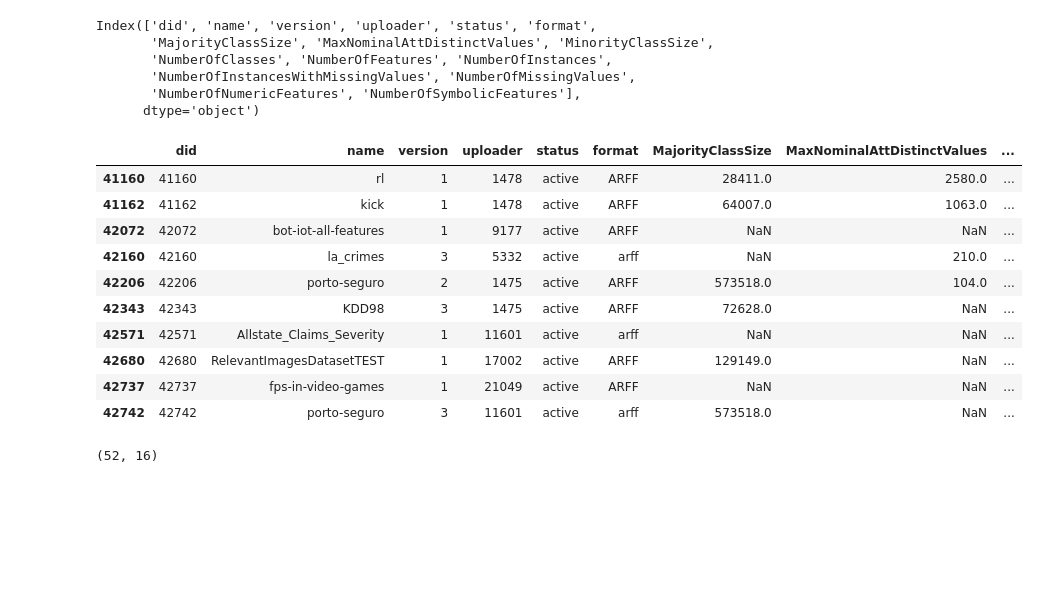
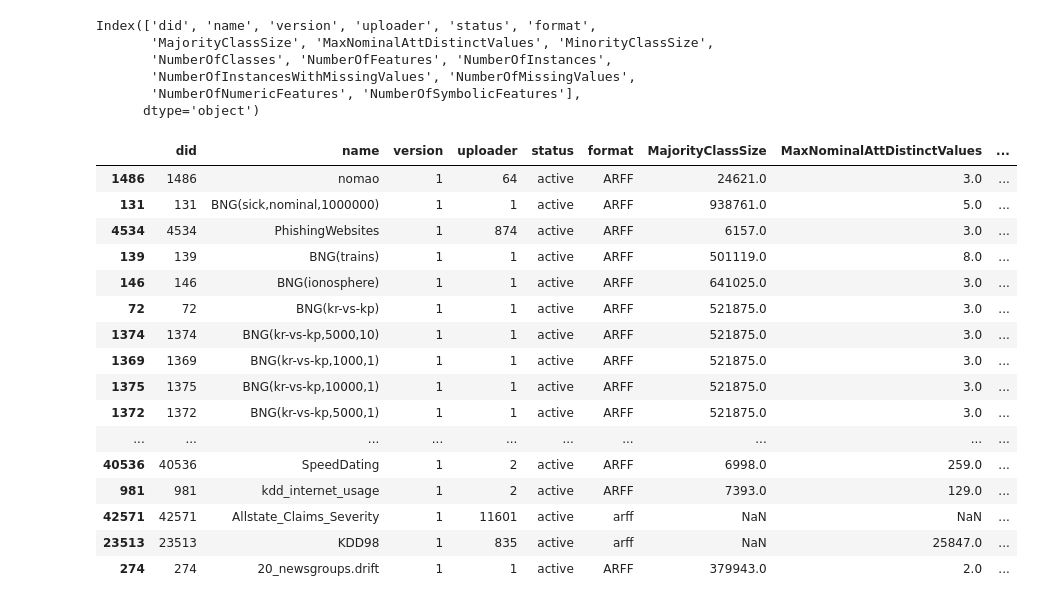
Before and after one commit to thomasjpfan/sk_encoder_cv, a Jupyter notebook: analysis.ipynb, the cells around one changed output. Cells and saved outputs as stored; diff of their text form; code cells hidden in the pictures; blank space fills up the shorter version.

Commit message:
ENH Adds a bunch of datasets

```diff
--- a/analysis.ipynb
+++ b/analysis.ipynb
@@ -239,24 +255,27 @@ Index(['did', 'name', 'version', 'uploader', 'status', 'format',
 # %%
 with_cats_mask = datasets_df['NumberOfSymbolicFeatures'] >= 4.0
 binary_or_regression = (datasets_df["NumberOfClasses"] == 0.0) | (datasets_df["NumberOfClasses"] == 2.0)
-mid_level_features = (datasets_df["NumberOfFeatures"] <= 2000) & (datasets_df["NumberOfFeatures"] > 20)
-mid_samples = datasets_df["NumberOfInstances"] >= 10000
+mid_level_features = (datasets_df["NumberOfFeatures"] <= 2000) & (datasets_df["NumberOfFeatures"] > 8)
+mid_samples = datasets_df["NumberOfInstances"] >= 5000
 dataset_with_cats = datasets_df[with_cats_mask & binary_or_regression & mid_level_features & mid_samples]
+dataset_with_cats = dataset_with_cats.drop_duplicates("name")
 # %%
-dataset_with_cats.tail(10)
+dataset_with_cats.sort_values("NumberOfSymbolicFeatures").tail(30)
 # %% [output]
 |  | did | name | version | uploader | status | format | MajorityClassSize | MaxNominalAttDistinctValues | ... |
-| 41160 | 41160 | rl | 1 | 1478 | active | ARFF | 28411.0 | 2580.0 | ... |
-| 41162 | 41162 | kick | 1 | 1478 | active | ARFF | 64007.0 | 1063.0 | ... |
-| 42072 | 42072 | bot-iot-all-features | 1 | 9177 | active | ARFF | NaN | NaN | ... |
-| 42160 | 42160 | la_crimes | 3 | 5332 | active | arff | NaN | 210.0 | ... |
-| 42206 | 42206 | porto-seguro | 2 | 1475 | active | ARFF | 573518.0 | 104.0 | ... |
-| 42343 | 42343 | KDD98 | 3 | 1475 | active | ARFF | 72628.0 | NaN | ... |
+| 1486 | 1486 | nomao | 1 | 64 | active | ARFF | 24621.0 | 3.0 | ... |
+| 131 | 131 | BNG(sick,nominal,1000000) | 1 | 1 | active | ARFF | 938761.0 | 5.0 | ... |
+| 4534 | 4534 | PhishingWebsites | 1 | 874 | active | ARFF | 6157.0 | 3.0 | ... |
+| 139 | 139 | BNG(trains) | 1 | 1 | active | ARFF | 501119.0 | 8.0 | ... |
+| 146 | 146 | BNG(ionosphere) | 1 | 1 | active | ARFF | 641025.0 | 3.0 | ... |
+| 72 | 72 | BNG(kr-vs-kp) | 1 | 1 | active | ARFF | 521875.0 | 3.0 | ... |
+| 1374 | 1374 | BNG(kr-vs-kp,5000,10) | 1 | 1 | active | ARFF | 521875.0 | 3.0 | ... |
+| 1369 | 1369 | BNG(kr-vs-kp,1000,1) | 1 | 1 | active | ARFF | 521875.0 | 3.0 | ... |
+| 1375 | 1375 | BNG(kr-vs-kp,10000,1) | 1 | 1 | active | ARFF | 521875.0 | 3.0 | ... |
+| 1372 | 1372 | BNG(kr-vs-kp,5000,1) | 1 | 1 | active | ARFF | 521875.0 | 3.0 | ... |
+| ... | ... | ... | ... | ... | ... | ... | ... | ... | ... |
+| 40536 | 40536 | SpeedDating | 1 | 2 | active | ARFF | 6998.0 | 259.0 | ... |
+| 981 | 981 | kdd_internet_usage | 1 | 2 | active | ARFF | 7393.0 | 129.0 | ... |
 | 42571 | 42571 | Allstate_Claims_Severity | 1 | 11601 | active | arff | NaN | NaN | ... |
-| 42680 | 42680 | RelevantImagesDatasetTEST | 1 | 17002 | active | ARFF | 129149.0 | NaN | ... |
-| 42737 | 42737 | fps-in-video-games | 1 | 21049 | active | ARFF | NaN | NaN | ... |
-| 42742 | 42742 | porto-seguro | 3 | 11601 | active | arff | 573518.0 | NaN | ... |
+| 23513 | 23513 | KDD98 | 1 | 835 | active | arff | NaN | 25847.0 | ... |
+| 274 | 274 | 20_newsgroups.drift | 1 | 1 | active | ARFF | 379943.0 | 2.0 | ... |
-# %%
-dataset_with_cats.shape
-# %% [output]
-(52, 16)
```
Also changed, not shown: parts of 5 cells of this notebook, 41 other files.
